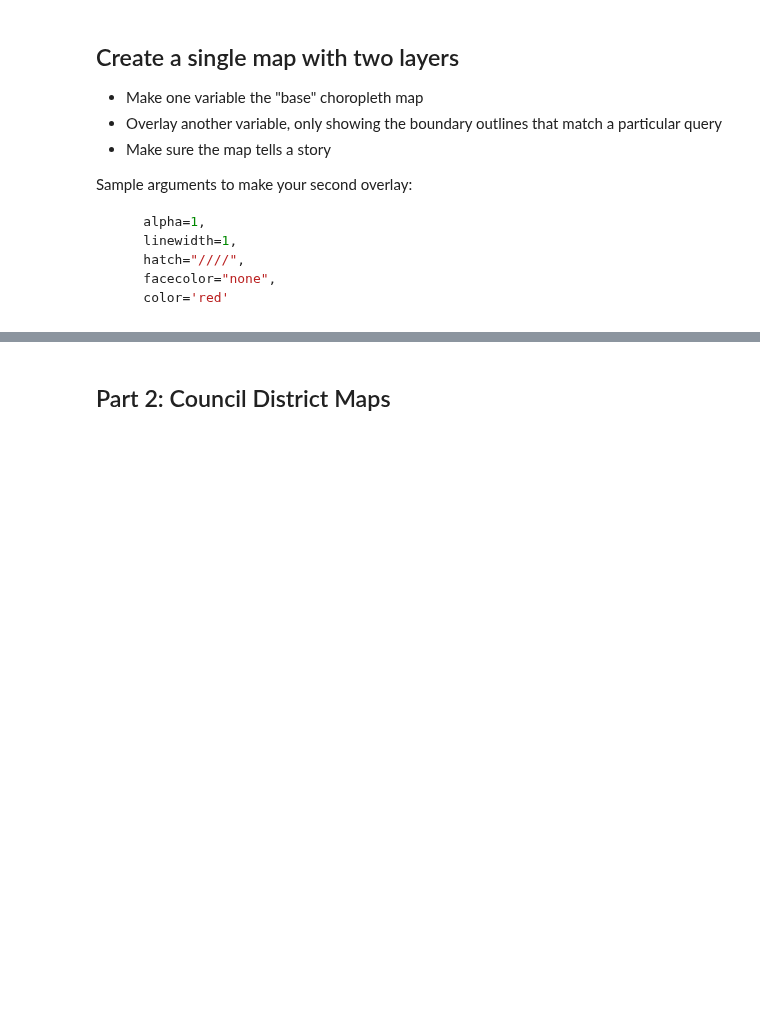
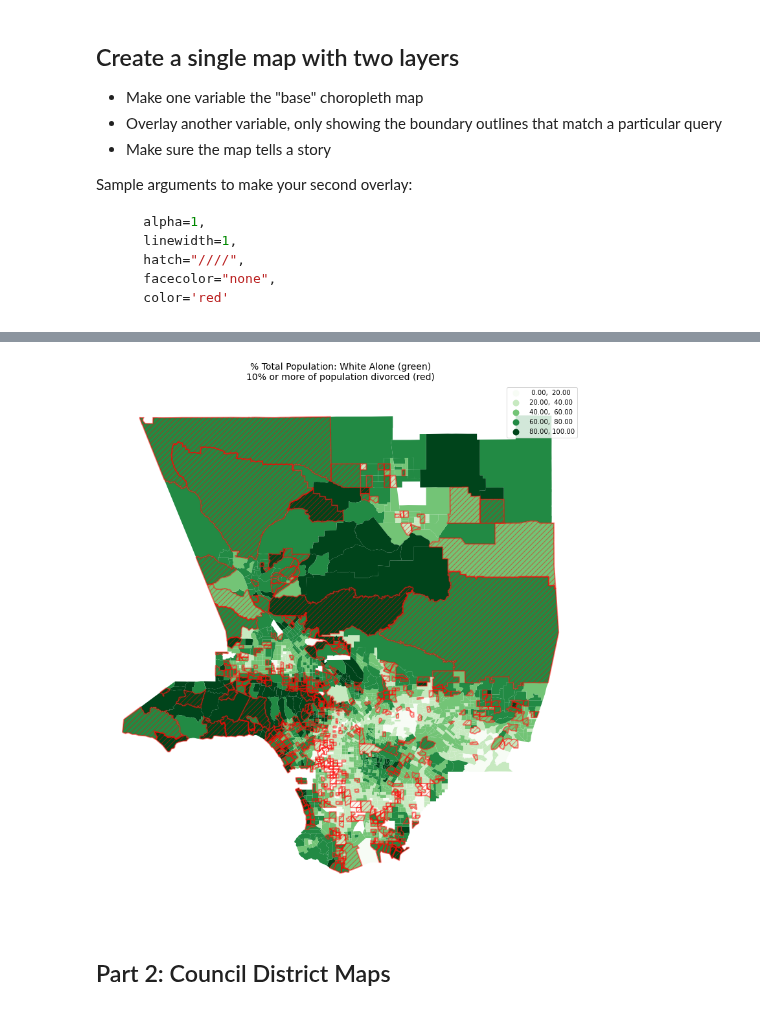
Before and after one commit to yohman/22W-UP206A, a Jupyter notebook: Weeks/Week08/Hackathon cheat sheet.ipynb, the cells around one changed output, grey strips where cells are left out. Drawn from its saved outputs; the diff is of its cells as text; code cells hidden in the pictures; blank space fills up the shorter version.

```diff
--- a/Weeks/Week08/Hackathon cheat sheet.ipynb
+++ b/Weeks/Week08/Hackathon cheat sheet.ipynb
@@ -182,26 +286,28 @@ gdf['% Population 15 Years and Over: Divorced'].describe()
 # %%
 column1 = '% Total Population: White Alone'
 column2 = '% Population 15 Years and Over: Divorced'
 fig,ax = plt.subplots(figsize=(15,15))
 
 gdf.plot(ax=ax,
          column=column1,
          legend=True,
          scheme='user_defined',
          classification_kwds={'bins':[20,40,60,80,100]},
          cmap='Greens'
         )
 
-gdf[gdf['% Population 15 Years and Over: Divorced'] >= 20].boundary.plot(ax=ax,
+gdf[gdf['% Population 15 Years and Over: Divorced'] >= 10].boundary.plot(ax=ax,
         alpha=0.5,
         linewidth=2,
         hatch="///",
         color='red'
         )
 
 ax.set_ylim(33.6,34.9)
-ax.set_title(column1 + ' (green)\n' + '20% or more of population divorced (red)', fontsize=14)
+ax.set_title(column1 + ' (green)\n' + '10% or more of population divorced (red)', fontsize=14)
 ax.axis('off');
+# %% [output]
+[figure, added]
 # %% [markdown]
 ## Part 2: Council District Maps
 # %%
```
Also changed, not shown: parts of 17 cells of this notebook, 19 other files.
